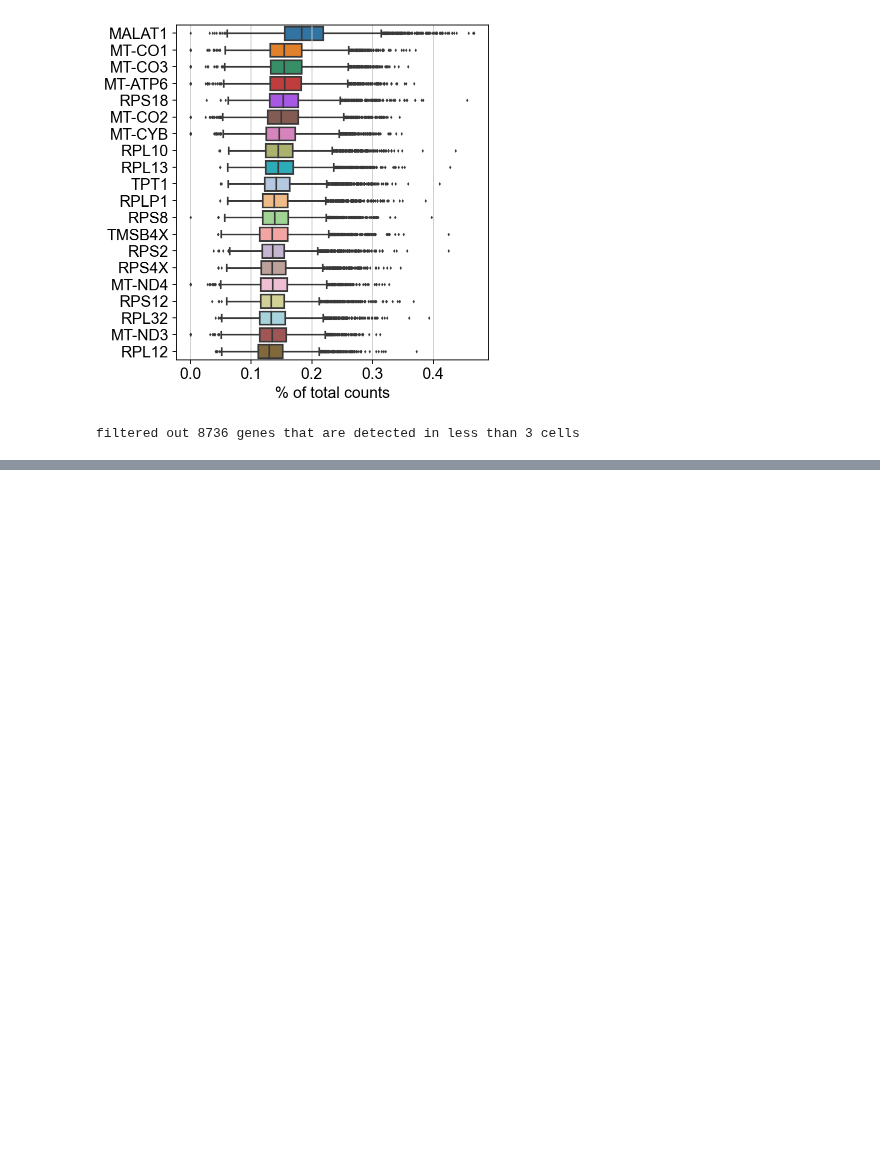
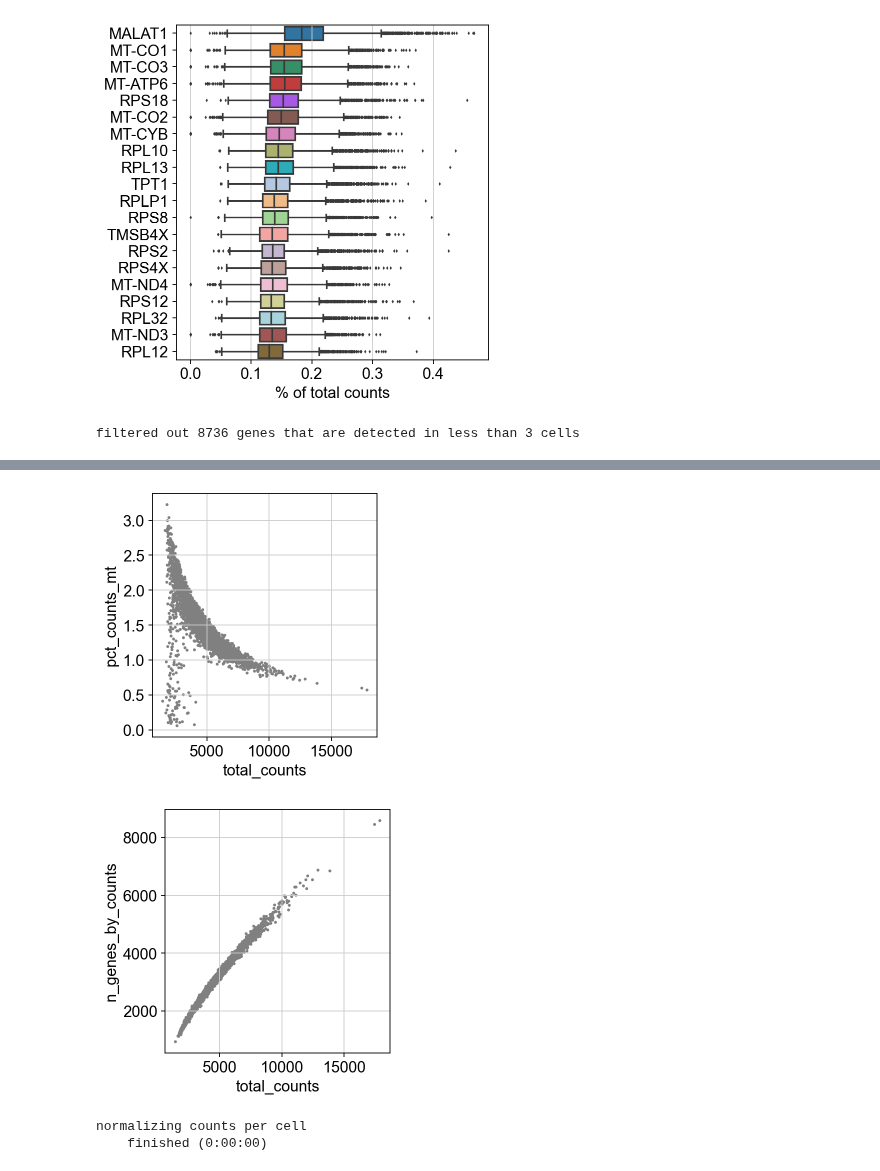
Before and after one commit to vicfabienne/Organoids_sc_WS2122, a Jupyter notebook: late-secretory-garcia-alonso.ipynb, the cells around one changed output, grey strips where cells are left out. Cells and saved outputs as stored; diff of their text form; code cells hidden in the pictures; blank space fills up the shorter version.

```diff
--- a/late-secretory-garcia-alonso.ipynb
+++ b/late-secretory-garcia-alonso.ipynb
@@ -69,0 +74,6 @@ KeyError: 'mt'
+# %%
+sc.pl.scatter(adata.lss, x='total_counts', y='pct_counts_mt')
+sc.pl.scatter(adata.lss, x='total_counts', y='n_genes_by_counts')
+# %% [output]
+[figure, added]
+[figure, added]
@@ -69,0 +83,5 @@ KeyError: 'mt'
+# %%
+sc.pp.normalize_total(adata.lss, target_sum=1e4)
+# %% [output]
+normalizing counts per cell
+    finished (0:00:00)
```
Also changed, not shown: parts of 30 cells of this notebook.
